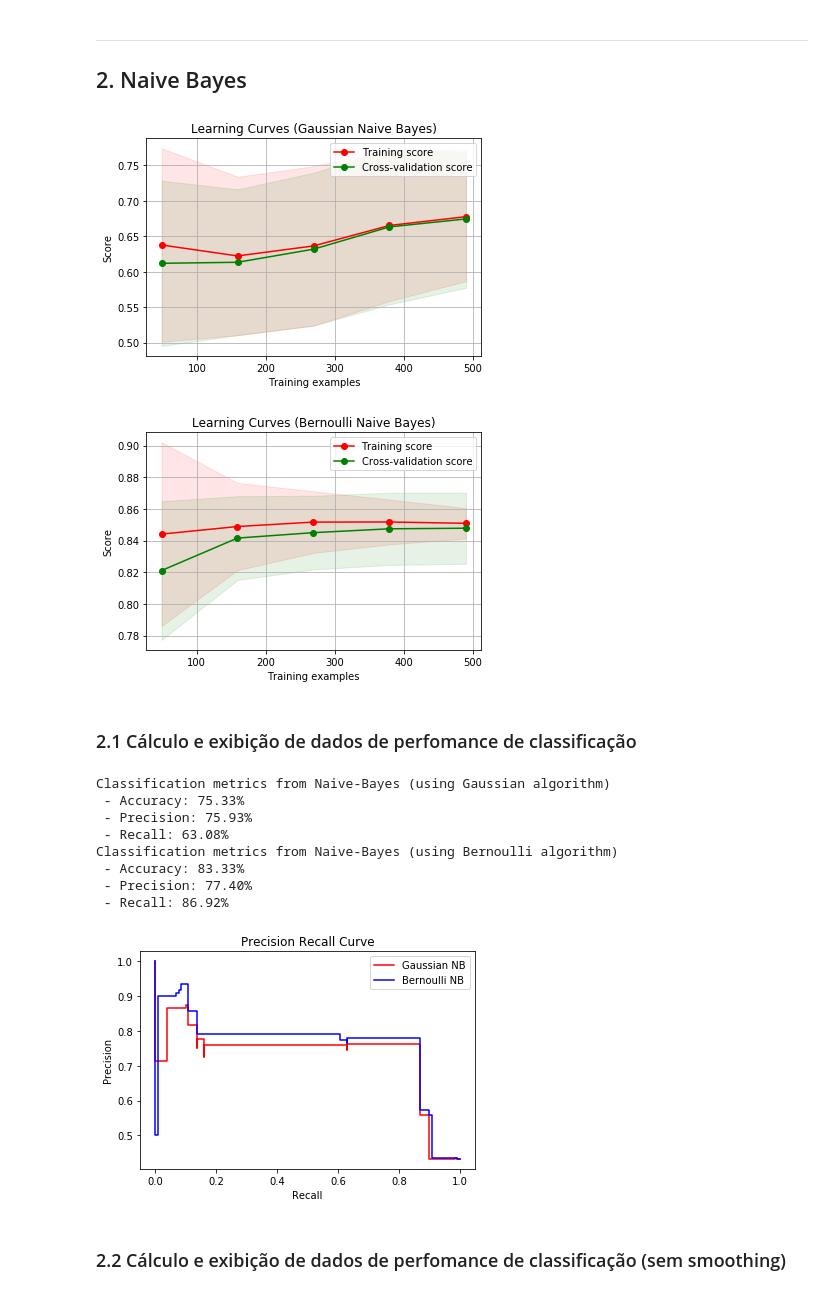
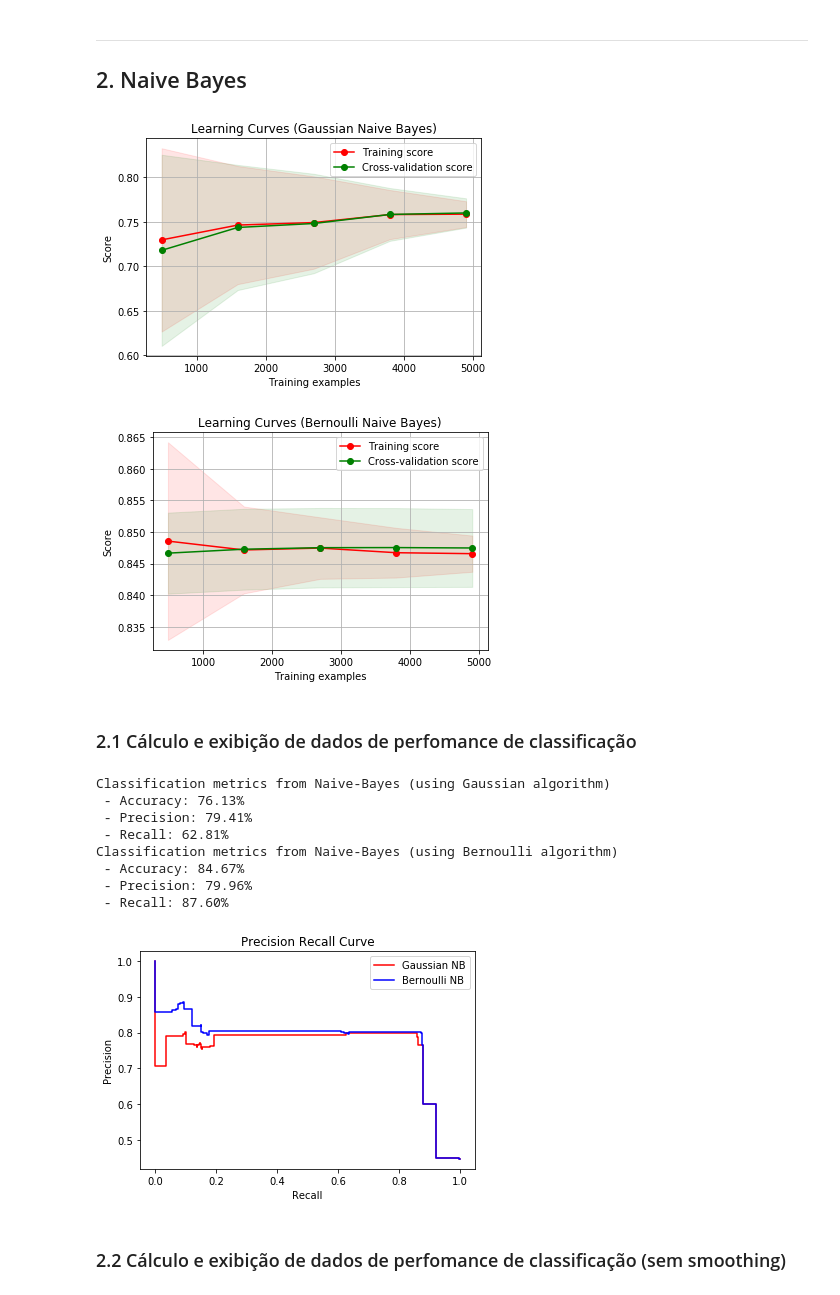
Before and after one commit to AkioCode/IAProjeto2, a Jupyter notebook: Relatório.ipynb, the cells around one changed output. Cells and saved outputs as stored; diff of their text form; code cells hidden in the pictures.

```diff
--- a/Relatório.ipynb
+++ b/Relatório.ipynb
@@ -257,23 +257,23 @@ if __name__ == '__main__':
 ***
 # %%
 # Carregamento da amostra
-path1k = r"codes/sample generator/amostras1000.csv";
+path = r"codes/sample generator/amostras10000.txt";
 
-df_chest1k = pd.read_csv(path1k, header=None)
-df_chest1k.columns = ['Visita Asia', 'Fuma', 'Tuberculose', 'Cancer Pulmao',
+dataset = pd.read_csv(path, header=None)
+dataset.columns = ['Visita Asia', 'Fuma', 'Tuberculose', 'Cancer Pulmao',
 'Bronquite', 'Tuberculose ou Cancer', 'RaioX',
 'Dispneia']
 
 # Separação da amostra
-X1k, y1k = train_test_split(df_chest1k, test_size=0.3, random_state=0)
+X, y = train_test_split(dataset, test_size=0.3, random_state=0)
 
-X1k_train = X1k[X1k.columns[:7]]
-X1k_test = y1k[y1k.columns[:7]]
-y1k_train = X1k['Dispneia']
-y1k_test = y1k['Dispneia']
+X_train = X[X.columns[:7]]
+X_test = y[y.columns[:7]]
+y_train = X['Dispneia']
+y_test = y['Dispneia']
 
 # Lista de features
-feat_labels = df_chest1k.columns
+feat_labels = dataset.columns
 # %% [markdown]
 ***
 # %%
@@ -326,35 +326,35 @@ def plot_learning_curve(estimator, title, X, y, ylim=None, cv=None,
 ***
 ## 2. Naive Bayes
 # %%
-#Instanciação do modelo guassian naive bayes
+#Instanciação do modelo gaussian naive bayes
 modelGaussian = GaussianNB()
-modelGaussian.fit(X1k_train, y1k_train)
+modelGaussian.fit(X_train, y_train)
 
 #Instanciação do modelo bernoulli naive bayes
 modelBernoulli = BernoulliNB()
-modelBernoulli.fit(X1k_train, y1k_train)
+modelBernoulli.fit(X_train, y_train)
 
 #Gráficos de curva de aprendizado de comparação de pontuação de treinamento e validação de pontuação de ambas instâncias
 title = "Learning Curves (Gaussian Naive Bayes)"
 cv = ShuffleSplit(n_splits=100, test_size=0.3, random_state=0)
-plot_learning_curve(modelGaussian, title, X1k_train, y1k_train, None, cv)
+plot_learning_curve(modelGaussian, title, X_train, y_train, None, cv)
 title = "Learning Curves (Bernoulli Naive Bayes)"
-plot_learning_curve(modelBernoulli, title, X1k_train, y1k_train, None, cv)
+plot_learning_curve(modelBernoulli, title, X_train, y_train, None, cv)
 plt.show()
 # %% [output]
-[figure, old version]
+[figure, new version]
-[figure, old version]
+[figure, new version]
 # %% [markdown]
 ### 2.1 Cálculo e exibição de dados de perfomance de classificação
 # %%
-printScores("Naive-Bayes (using Gaussian algorithm)", y1k_test , modelGaussian.predict(X1k_test))
-printScores("Naive-Bayes (using Bernoulli algorithm)", y1k_test, modelBernoulli.predict(X1k_test))
+printScores("Naive-Bayes (using Gaussian algorithm)", y_test , modelGaussian.predict(X_test))
+printScores("Naive-Bayes (using Bernoulli algorithm)", y_test, modelBernoulli.predict(X_test))
 
-GaussianNB_prob = modelGaussian.predict_proba(X1k_test)
-GaussianNB_prob_prec, GaussianNB_prob_recall, _ = precision_recall_curve(y1k_test, GaussianNB_prob[:,1])
+GaussianNB_prob = modelGaussian.predict_proba(X_test)
+GaussianNB_prob_prec, GaussianNB_prob_recall, _ = precision_recall_curve(y_test, GaussianNB_prob[:,1])
 
-BernoulliNB_prob = modelBernoulli.predict_proba(X1k_test)
-BernoulliNB_prob_prec, BernoulliNB_prob_recall, _ = precision_recall_curve(y1k_test, BernoulliNB_prob[:,1])
+BernoulliNB_prob = modelBernoulli.predict_proba(X_test)
+BernoulliNB_prob_prec, BernoulliNB_prob_recall, _ = precision_recall_curve(y_test, BernoulliNB_prob[:,1])
 
 plt.step(GaussianNB_prob_recall, GaussianNB_prob_prec, color='r', where='post')
 plt.step(BernoulliNB_prob_recall, BernoulliNB_prob_prec, color='b', where='post')
@@ -365,14 +365,14 @@ plt.legend(('Gaussian NB', 'Bernoulli NB'))
 plt.show()
 # %% [output]
 Classification metrics from Naive-Bayes (using Gaussian algorithm)
- - Accuracy: 75.33%
- - Precision: 75.93%
- - Recall: 63.08%
+ - Accuracy: 76.13%
+ - Precision: 79.41%
+ - Recall: 62.81%
 Classification metrics from Naive-Bayes (using Bernoulli algorithm)
- - Accuracy: 83.33%
- - Precision: 77.40%
- - Recall: 86.92%
+ - Accuracy: 84.67%
+ - Precision: 79.96%
+ - Recall: 87.60%
-[figure, old version]
+[figure, new version]
 # %% [markdown]
 ### 2.2 Cálculo e exibição de dados de perfomance de classificação (sem smoothing)
 # %%
```
Also changed, not shown: parts of 11 cells of this notebook, 2 other files.
